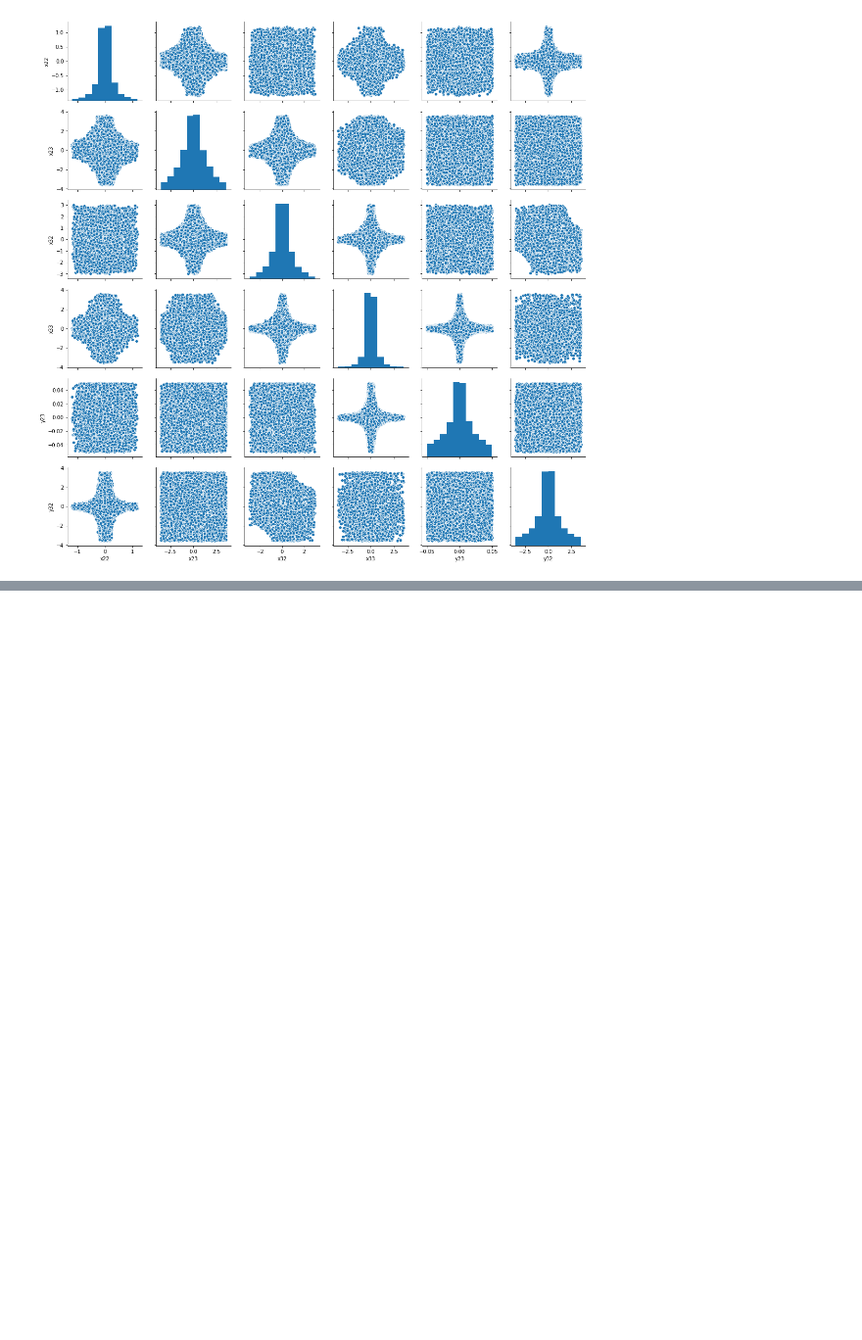
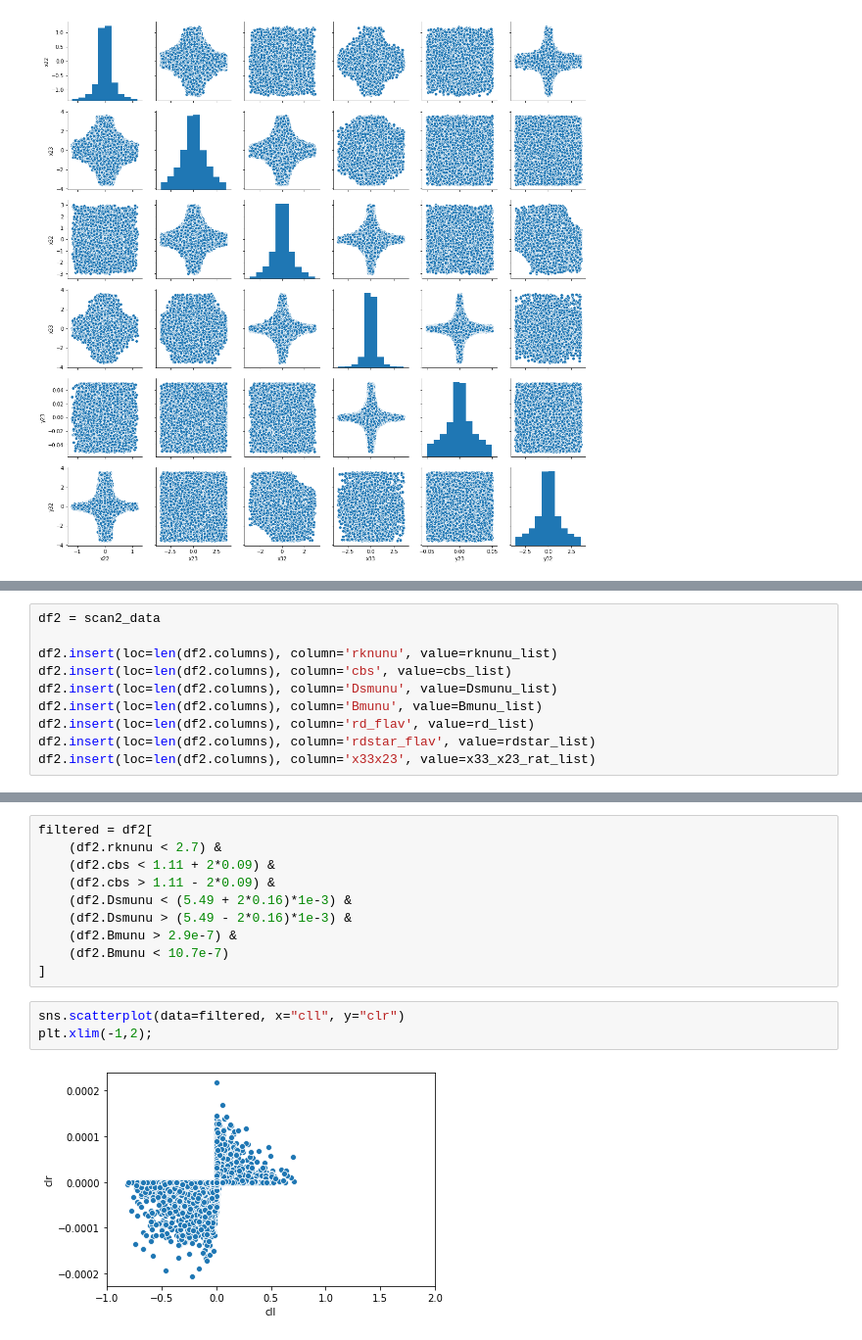
Before and after one commit to johngarg/phd-thesis, a Jupyter notebook: src/analysis/chapter_3/correlations.ipynb, the cells around one changed output, grey strips where cells are left out. Shown at 98% size. Saved outputs shown, nothing was run; the diff lists cells and outputs as text; blank space fills up the shorter version.

```diff
--- a/src/analysis/chapter_3/correlations.ipynb
+++ b/src/analysis/chapter_3/correlations.ipynb
@@ -46,0 +205,10 @@ sns.pairplot(data=scan2_data, x_vars=couplings, y_vars=couplings)
+# %%
+df2 = scan2_data
+
+df2.insert(loc=len(df2.columns), column='rknunu', value=rknunu_list)
+df2.insert(loc=len(df2.columns), column='cbs', value=cbs_list)
+df2.insert(loc=len(df2.columns), column='Dsmunu', value=Dsmunu_list)
+df2.insert(loc=len(df2.columns), column='Bmunu', value=Bmunu_list)
+df2.insert(loc=len(df2.columns), column='rd_flav', value=rd_list)
+df2.insert(loc=len(df2.columns), column='rdstar_flav', value=rdstar_list)
+df2.insert(loc=len(df2.columns), column='x33x23', value=x33_x23_rat_list)
@@ -46,0 +231,15 @@ sns.pairplot(data=scan2_data, x_vars=couplings, y_vars=couplings)
+# %%
+filtered = df2[
+    (df2.rknunu < 2.7) &
+    (df2.cbs < 1.11 + 2*0.09) &
+    (df2.cbs > 1.11 - 2*0.09) &
+    (df2.Dsmunu < (5.49 + 2*0.16)*1e-3) &
+    (df2.Dsmunu > (5.49 - 2*0.16)*1e-3) &
+    (df2.Bmunu > 2.9e-7) &
+    (df2.Bmunu < 10.7e-7)
+]
+# %%
+sns.scatterplot(data=filtered, x="cll", y="clr")
+plt.xlim(-1,2);
+# %% [output]
+[figure, added]
```
Also changed, not shown: parts of 18 cells of this notebook, 43 other files.
